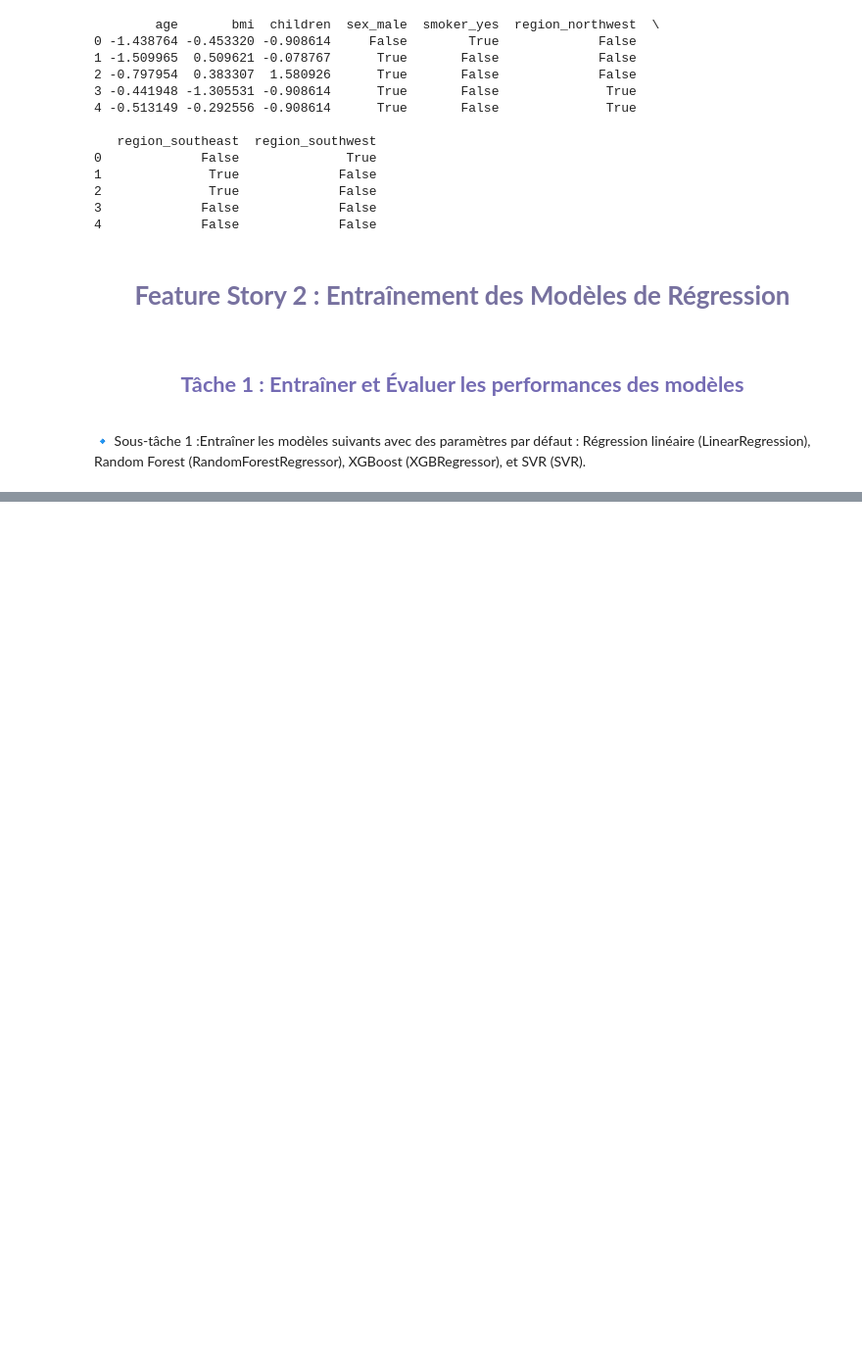
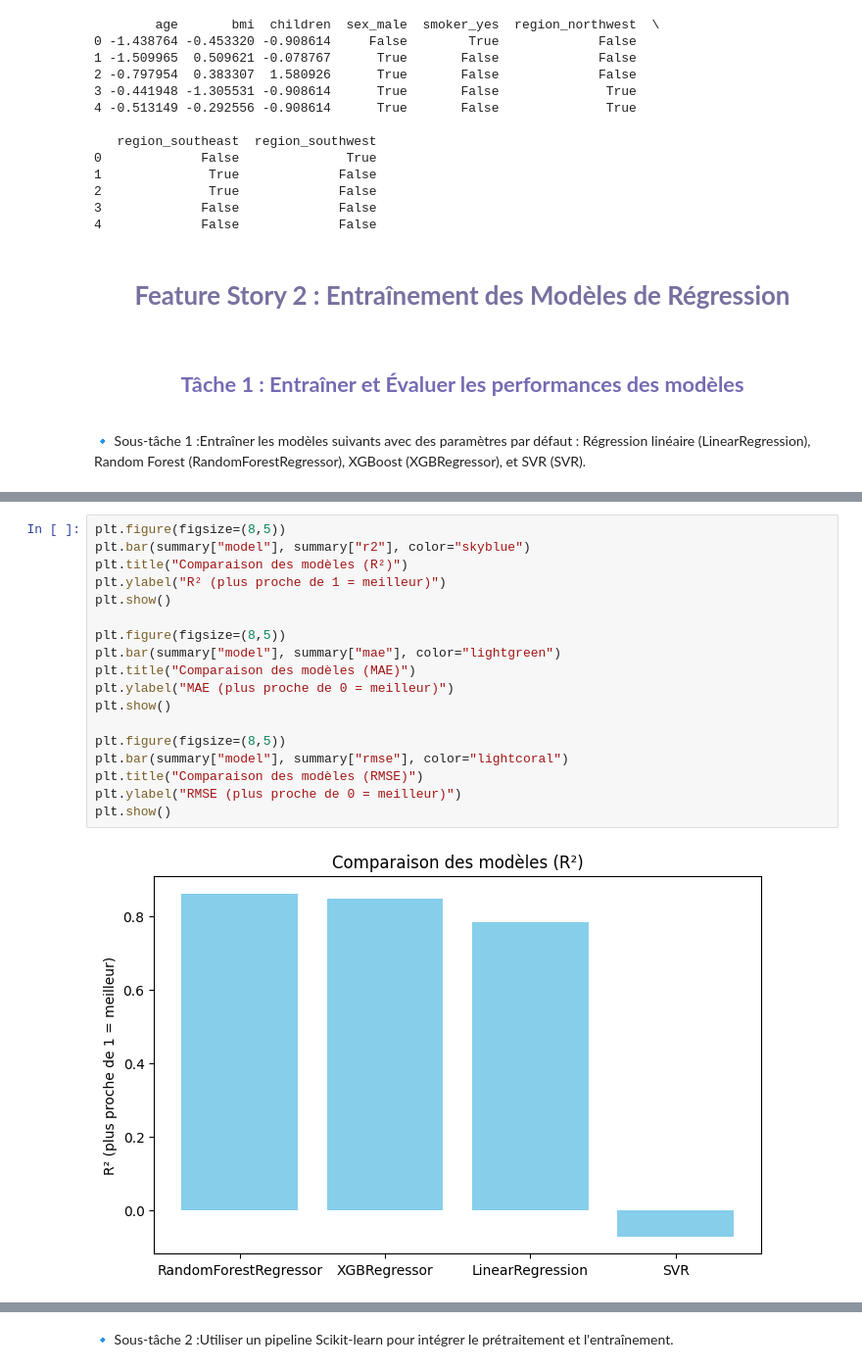
Before and after one commit to BouizmouneSalma/PCDM, a Jupyter notebook: Pcdm.ipynb, the cells around one changed output, grey strips where cells are left out. Shown: that part at 98% size. Drawn from its saved outputs; the diff is of its cells as text; blank space fills up the shorter version.

Commit message:
Comparaison entre les models

```diff
--- a/Pcdm.ipynb
+++ b/Pcdm.ipynb
@@ -452,0 +453,20 @@ print(summary.reset_index(drop=True))
+# %%
+plt.figure(figsize=(8,5))
+plt.bar(summary["model"], summary["r2"], color="skyblue")
+plt.title("Comparaison des modèles (R²)")
+plt.ylabel("R² (plus proche de 1 = meilleur)")
+plt.show()
+
+plt.figure(figsize=(8,5))
+plt.bar(summary["model"], summary["mae"], color="lightgreen")
+plt.title("Comparaison des modèles (MAE)")
+plt.ylabel("MAE (plus proche de 0 = meilleur)")
+plt.show()
+
+plt.figure(figsize=(8,5))
+plt.bar(summary["model"], summary["rmse"], color="lightcoral")
+plt.title("Comparaison des modèles (RMSE)")
+plt.ylabel("RMSE (plus proche de 0 = meilleur)")
+plt.show()
+# %% [output]
+[figure, added]
@@ -452,0 +475,2 @@ print(summary.reset_index(drop=True))
+# %% [markdown]
+🔹 Sous-tâche 2 :Utiliser un pipeline Scikit-learn pour intégrer le prétraitement et l'entraînement.
```
Also changed, not shown: parts of 2 cells of this notebook.
